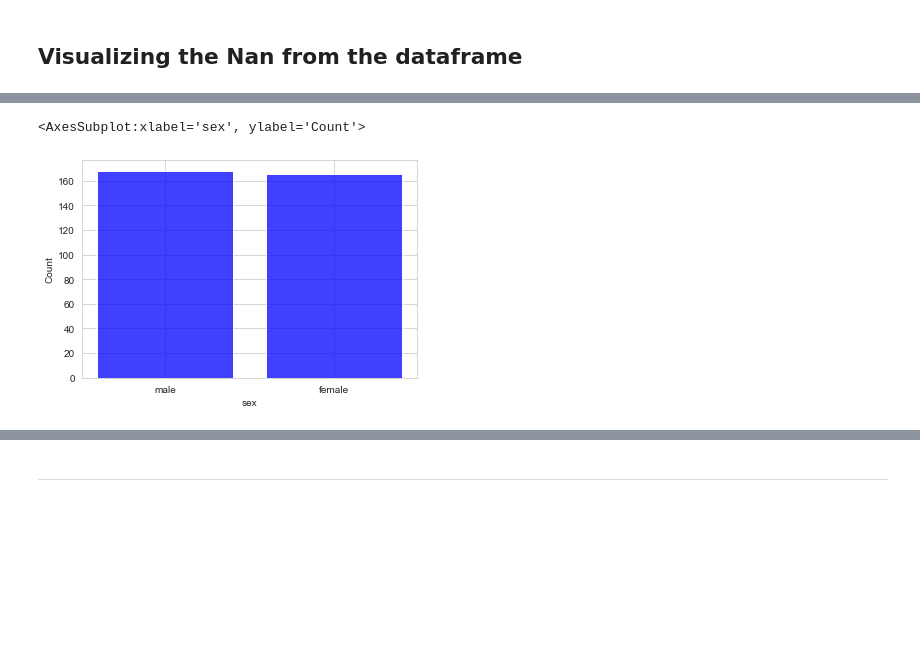
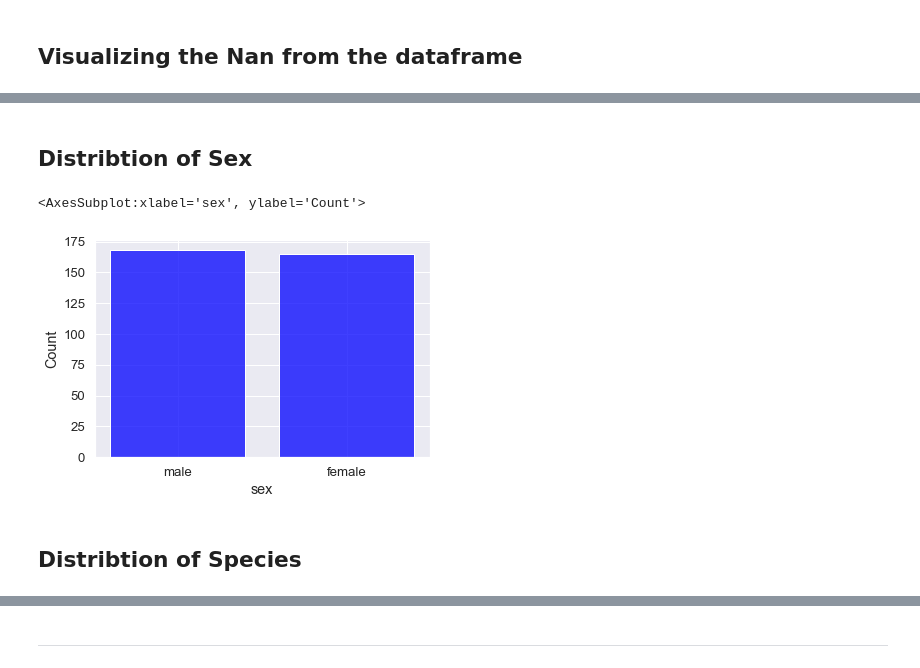
Before and after one commit to greenyjwk/PenguinsAnalysis, a Jupyter notebook: Ji-Penguins.ipynb, the cells around one changed output, grey strips where cells are left out. Drawn from its saved outputs; the diff is of its cells as text; code cells hidden in the pictures; blank space fills up the shorter version.

```diff
--- a/Ji-Penguins.ipynb
+++ b/Ji-Penguins.ipynb
@@ -111,5 +163,10 @@ penguins = penguins.dropna()
+# %% [markdown]
+## Distribtion of Sex
 # %%
+sns.set(font_scale = 1.2)
 sns.histplot(data=penguins, x="sex", binwidth=3, shrink=.8, color = "blue")
 # %% [output]
 <AxesSubplot:xlabel='sex', ylabel='Count'>
-[figure, old version]
+[figure, new version]
+# %% [markdown]
+## Distribtion of Species
```
Also changed, not shown: parts of 39 cells of this notebook, 1 other file.
